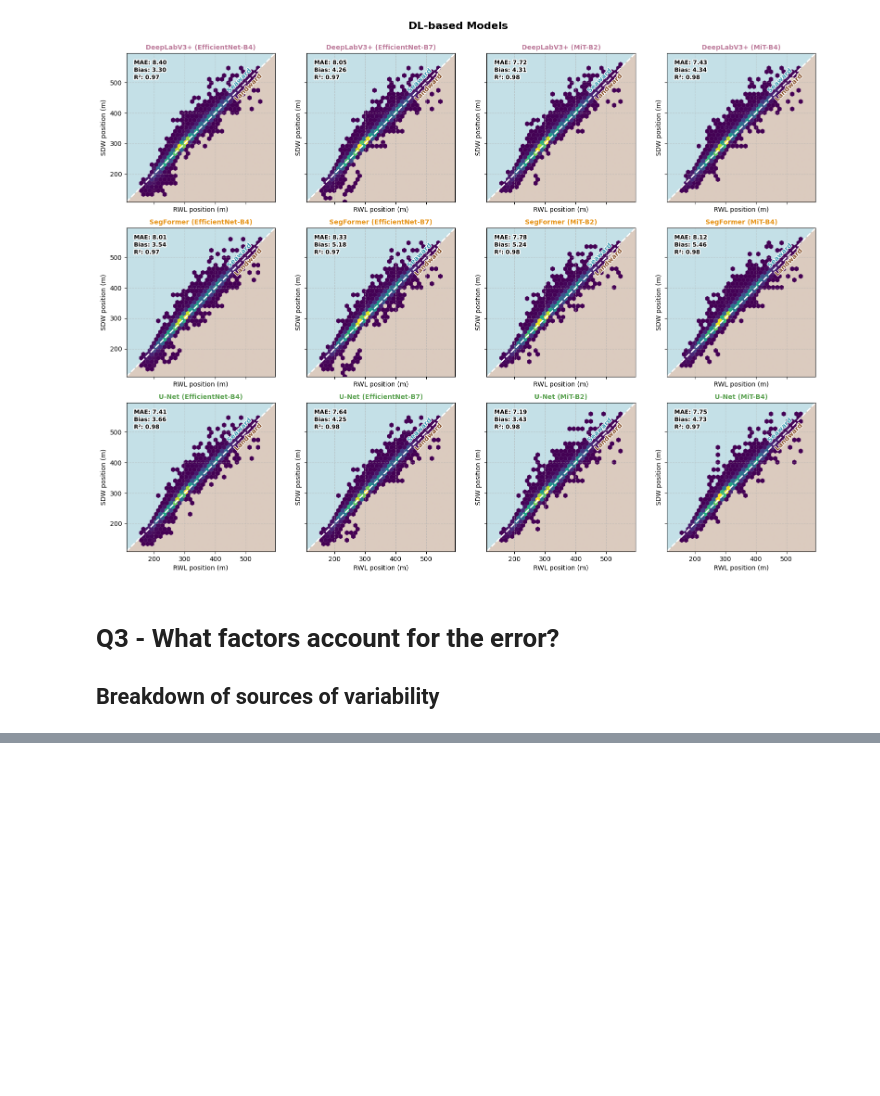
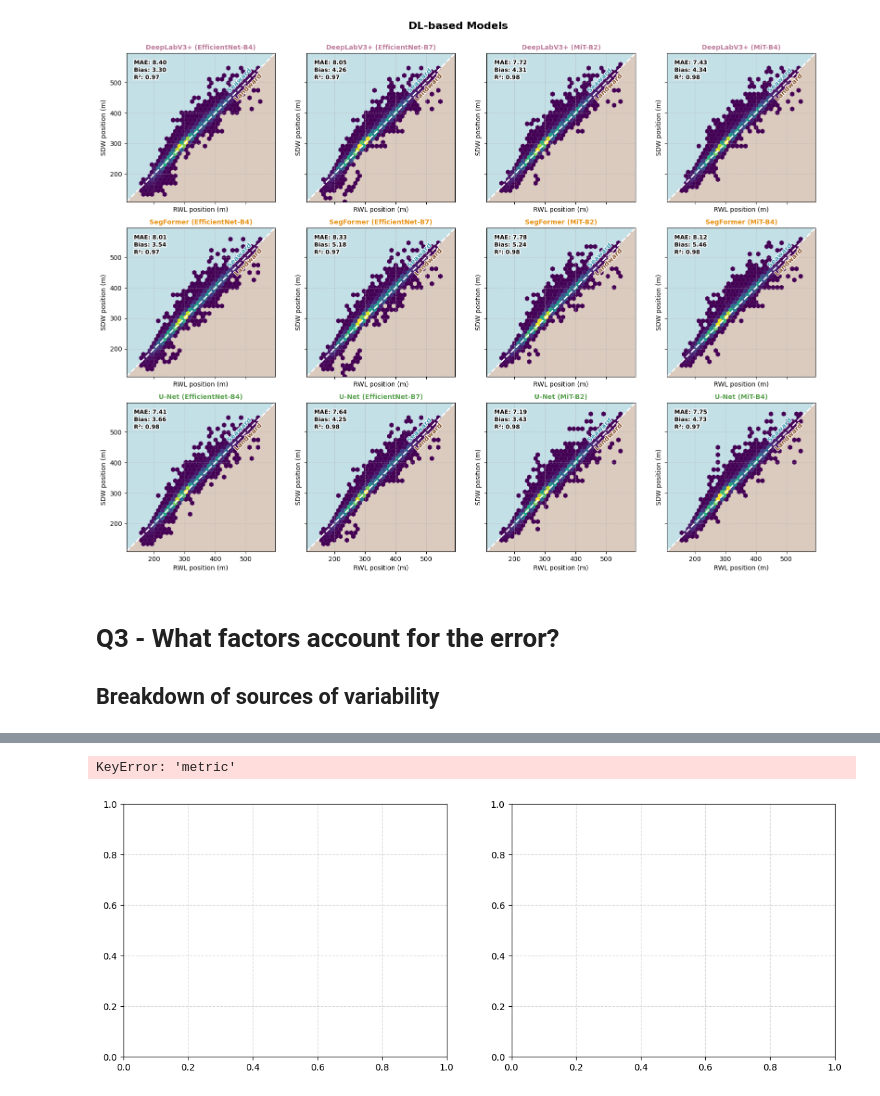
Before and after one commit to AlbertGallegoJimenez/sentinel2-coastline-benchmarking, a Jupyter notebook: notebooks/evaluate_offsets.ipynb, the cells around one changed output, grey strips where cells are left out. Cells and saved outputs as stored; diff of their text form; code cells hidden in the pictures; blank space fills up the shorter version.

```diff
--- a/notebooks/evaluate_offsets.ipynb
+++ b/notebooks/evaluate_offsets.ipynb
@@ -826,0 +1034,42 @@ plt.show()
+# %%
+# Show the metrics table for each study area as heatmaps
+fig, axes = plt.subplots(1, 2, figsize=(14, 5))
+# Panel izquierdo: Puntal
+sns.heatmap(
+    puntal_metrics.set_index('model_name')[["MAD", "IQR", "MAE", "Bias", "RMSE", "R²"]],
+    annot=True,
+    fmt=".2f",
+    cmap=cmap_elegido,
+    center=0,
+    linewidths=1,
+    linecolor='white',
+    cbar_kws={'label': 'Metric Value'},
+    ax=axes[0]
+)
+axes[0].set_title("Puntal - Model Metrics", fontsize=12, fontweight='bold')
+axes[0].set_xlabel("Metric", fontweight='bold')
+axes[0].set_ylabel("Model", fontweight='bold')
+axes[0].tick_params(axis='y', rotation=0)
+axes[0].grid(False)
+# Panel derecho: Salinas
+sns.heatmap(
+    salinas_metrics.pivot(index='model_name', columns='metric', values='value'),
+    annot=True,
+    fmt=".2f",
+    cmap=cmap_elegido,
+    center=0,
+    linewidths=1,
+    linecolor='white',
+    cbar_kws={'label': 'Metric Value'},
+    ax=axes[1]
+)
+axes[1].set_title("Salinas - Model Metrics", fontsize=12, fontweight='bold')
+axes[1].set_xlabel("Metric", fontweight='bold')
+axes[1].set_ylabel("Model", fontweight='bold')
+axes[1].tick_params(axis='y', rotation=0)
+axes[1].grid(False)
+plt.tight_layout()
+plt.show()
+# %% [output]
+KeyError: 'metric'
+[figure, added]
```
Also changed, not shown: parts of 8 cells of this notebook.
